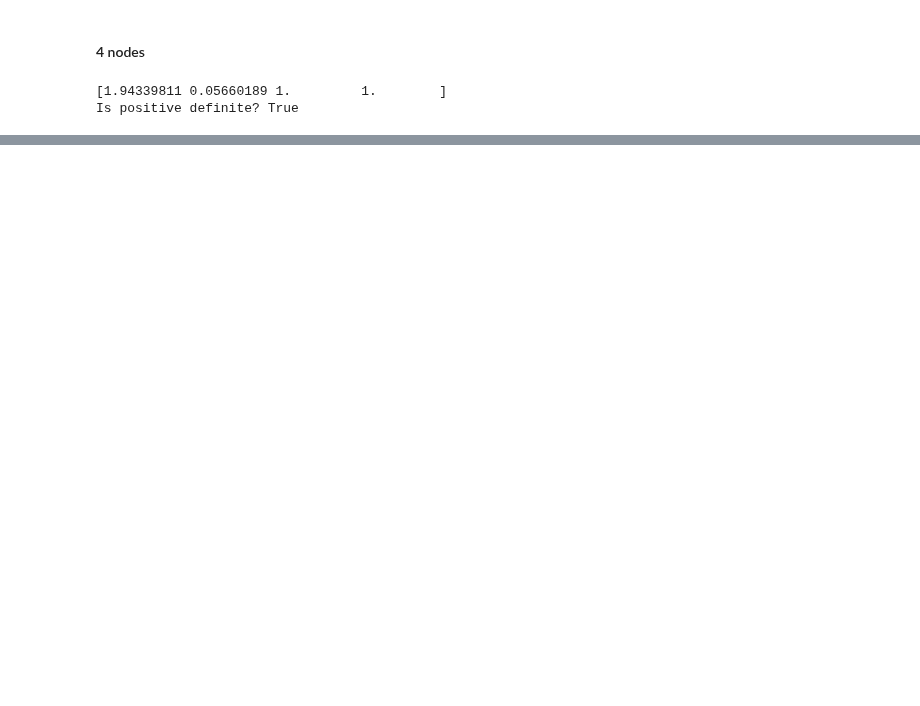
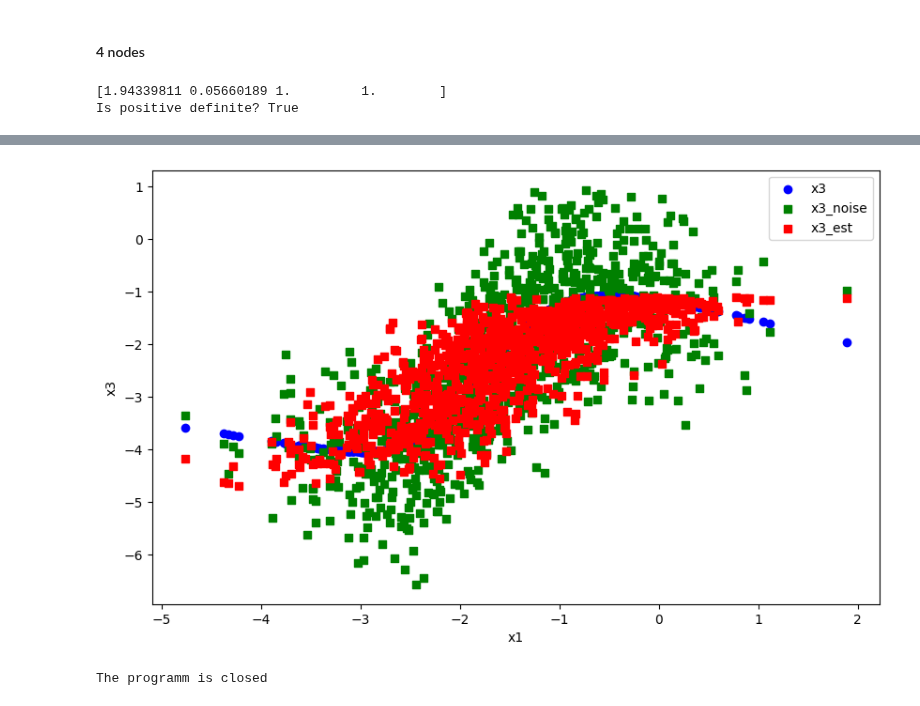
Before and after one commit to yurou-liang/ADMG, a Jupyter notebook: src/DagmaDCE/Test.ipynb, the cells around one changed output, grey strips where cells are left out. Saved outputs shown, nothing was run; the diff lists cells and outputs as text; code cells hidden in the pictures; blank space fills up the shorter version.

```diff
--- a/src/DagmaDCE/Test.ipynb
+++ b/src/DagmaDCE/Test.ipynb
@@ -1671,0 +1767,13 @@ X_true = X+epsilon
+# %%
+plt.figure(figsize=(10, 6))  # Optional: specifies the figure size
+plt.scatter(X_true.detach().numpy()[:, 0], X.detach().numpy()[:, 2], label='x3', color='blue', marker='o')  # Plot x vs. y1
+plt.scatter(X_true.detach().numpy()[:, 0], X_true.detach().numpy()[:, 2], label='x3_noise', color='green', marker='s')
+plt.scatter(X_true.detach().numpy()[:, 0], x_est.detach().numpy()[:, 2], label='x3_est', color='red', marker='s')
+plt.xlabel('x1')
+plt.ylabel('x3')
+plt.legend()
+plt.show()
+print("The programm is closed")
+# %% [output]
+[figure, added]
+The programm is closed
```
Also changed, not shown: parts of 12 cells of this notebook.
